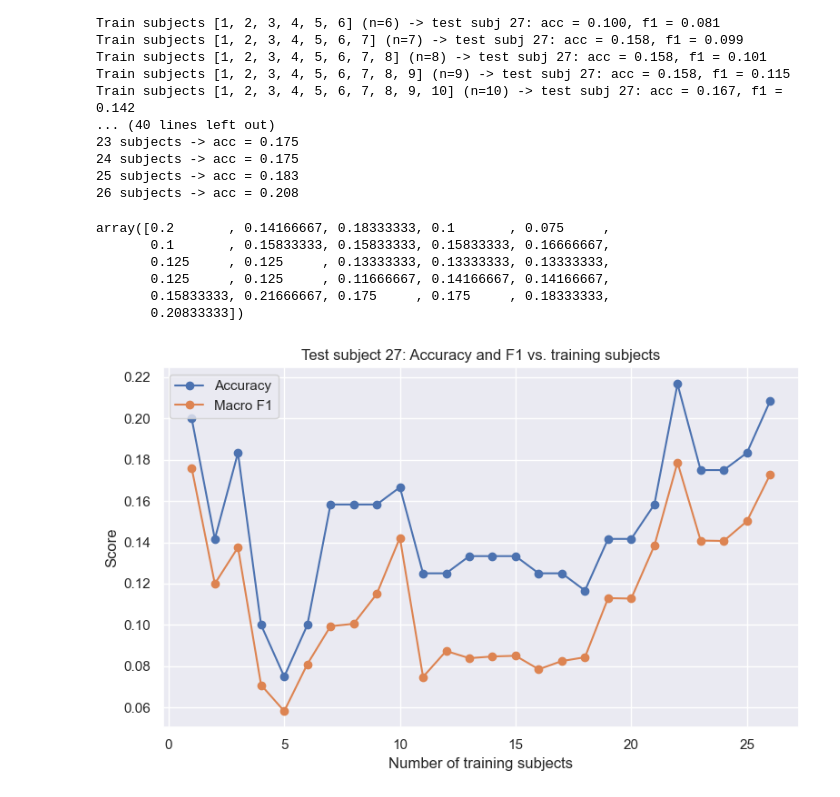
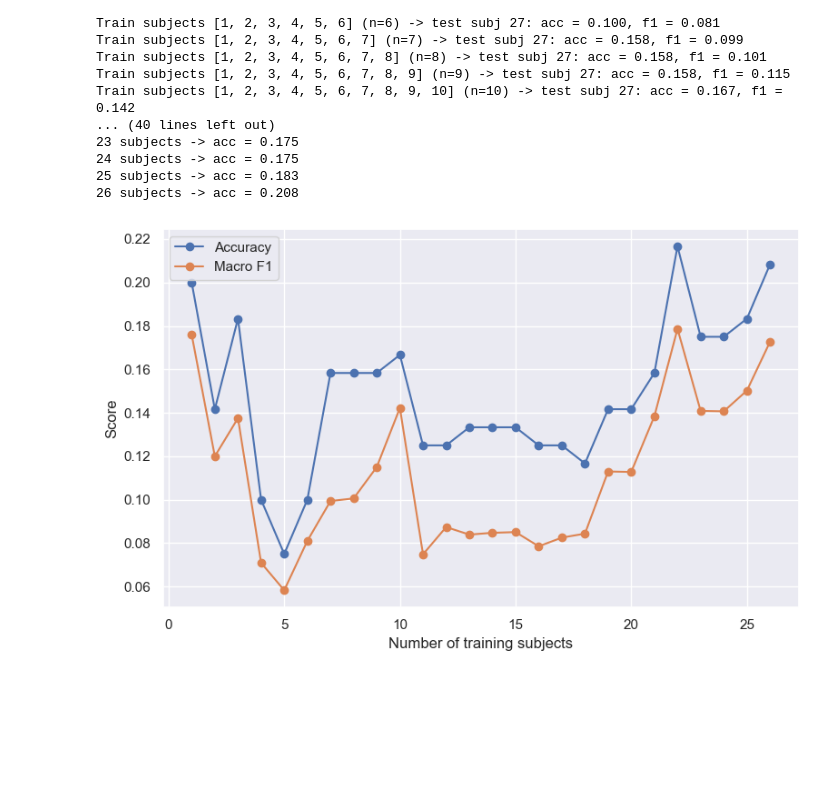
Before and after one commit to spbui00/NX-421-project, a Jupyter notebook: project_2.ipynb, the cells around one changed output. Cells and saved outputs as stored; diff of their text form; code cells hidden in the pictures; blank space fills up the shorter version.

```diff
--- a/project_2.ipynb
+++ b/project_2.ipynb
@@ -1434,7 +1435,7 @@ def build_subject_dataset(emg_dir):
 # %% [markdown]
 ### Train
 # %%
-leave_out_subject = 27
+leave_out_subject = 25
 
 dataset = build_subject_dataset(EMG_OUTPUT_DIR)
 
@@ -1811,26 +1752,16 @@ Train subjects [1, 2, 3, 4, 5, 6, 7, 8, 9, 10] (n=10) -> test subj 27: acc = 0.1
 24 subjects -> acc = 0.175
 25 subjects -> acc = 0.183
 26 subjects -> acc = 0.208
-# %%
-acc_arr
-# %% [output]
-array([0.2       , 0.14166667, 0.18333333, 0.1       , 0.075     ,
-       0.1       , 0.15833333, 0.15833333, 0.15833333, 0.16666667,
-       0.125     , 0.125     , 0.13333333, 0.13333333, 0.13333333,
-       0.125     , 0.125     , 0.11666667, 0.14166667, 0.14166667,
-       0.15833333, 0.21666667, 0.175     , 0.175     , 0.18333333,
-       0.20833333])
 # %%
 plt.figure(figsize=(8,5))
 plt.plot(n_train_arr, acc_arr, marker="o", label="Accuracy")
 plt.plot(n_train_arr, f1_arr,  marker="o", label="Macro F1")
 
 plt.xlabel("Number of training subjects")
 plt.ylabel("Score")
-plt.title(f"Test subject {test_subj}: Accuracy and F1 vs. training subjects")
 plt.grid(True)
 plt.legend()
 plt.tight_layout()
 plt.show()
 # %% [output]
-[figure, old version]
+[figure, new version]
```
Also changed, not shown: parts of 9 cells of this notebook.
